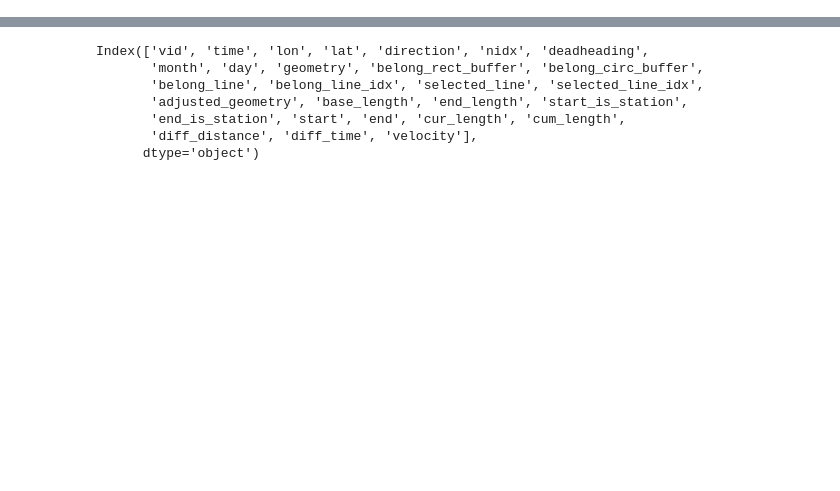
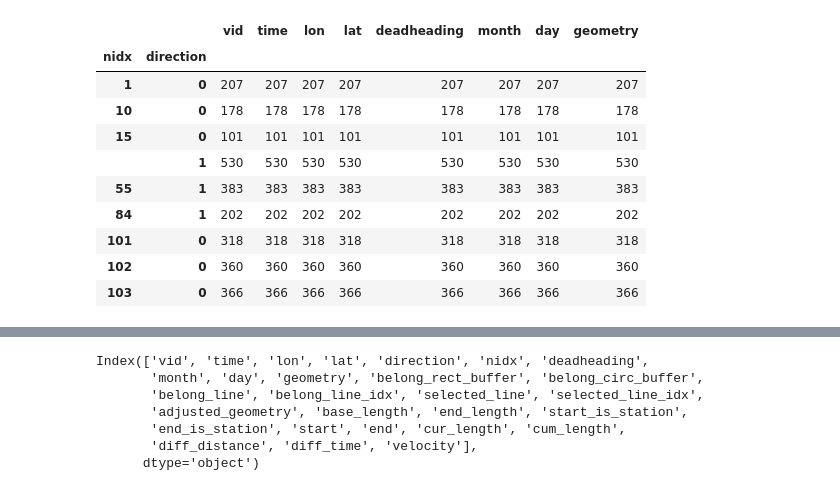
Before and after one commit to Eightina/Tranportation-Statistics-Course-Design, a Jupyter notebook: dataview.ipynb, the cells around one changed output, grey strips where cells are left out. Saved outputs shown, nothing was run; the diff lists cells and outputs as text; code cells hidden in the pictures; blank space fills up the shorter version.

```diff
--- a/dataview.ipynb
+++ b/dataview.ipynb
@@ -60,5 +60,19 @@ from utils.timeutils import time_transfer
 gps = pd.read_csv('./data/gps/gps_0906.csv')
 gps = time_transfer(gps)
 gps = generate_3857_df(gps)
+# %%
+gps.loc[gps['deadheading']==1].groupby(['nidx', 'direction']).agg('count')
+# %% [output]
+|  |  | vid | time | lon | lat | deadheading | month | day | geometry |
+| nidx | direction |  |  |  |  |  |  |  |  |
+| 1 | 0 | 207 | 207 | 207 | 207 | 207 | 207 | 207 | 207 |
+| 10 | 0 | 178 | 178 | 178 | 178 | 178 | 178 | 178 | 178 |
+| 15 | 0 | 101 | 101 | 101 | 101 | 101 | 101 | 101 | 101 |
+|  | 1 | 530 | 530 | 530 | 530 | 530 | 530 | 530 | 530 |
+| 55 | 1 | 383 | 383 | 383 | 383 | 383 | 383 | 383 | 383 |
+| 84 | 1 | 202 | 202 | 202 | 202 | 202 | 202 | 202 | 202 |
+| 101 | 0 | 318 | 318 | 318 | 318 | 318 | 318 | 318 | 318 |
+| 102 | 0 | 360 | 360 | 360 | 360 | 360 | 360 | 360 | 360 |
+| 103 | 0 | 366 | 366 | 366 | 366 | 366 | 366 | 366 | 366 |
 # %%
 # mapdf = pd.read_excel('./data/map/map_up.xlsx')
```
Also changed, not shown: parts of 11 cells of this notebook, 2 other files.
